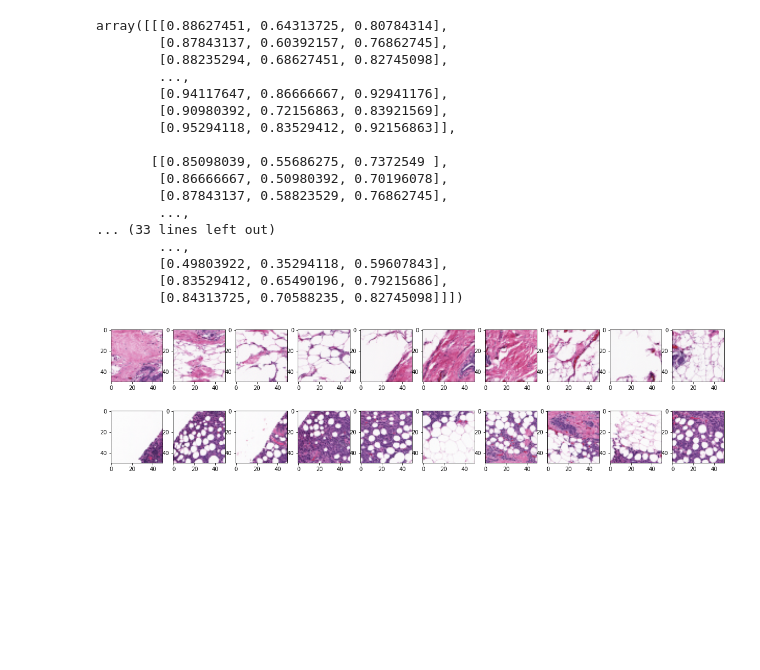
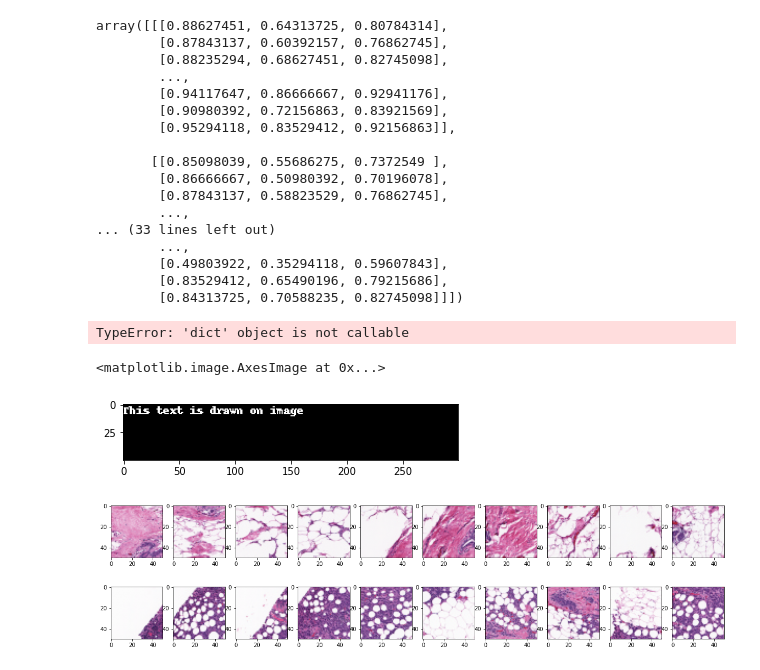
Before and after one commit to elizabeth-feldeverd/idc-backend, a Jupyter notebook: notebooks/idc.ipynb, the cells around one changed output. Saved outputs shown, nothing was run; the diff lists cells and outputs as text; code cells hidden in the pictures; blank space fills up the shorter version.

Commit message:
created api for one image at a time

```diff
--- a/notebooks/idc.ipynb
+++ b/notebooks/idc.ipynb
@@ -32,6 +36,19 @@ array([[[0.88627451, 0.64313725, 0.80784314],
         [0.49803922, 0.35294118, 0.59607843],
         [0.83529412, 0.65490196, 0.79215686],
         [0.84313725, 0.70588235, 0.82745098]]])
+# %%
+
+
+byte_io = BytesIO()
+
+image.save(byte_io, 'PNG')
+# %% [output]
+TypeError: 'dict' object is not callable
+# %%
+plt.imshow(image)
+# %% [output]
+<matplotlib.image.AxesImage at 0x...>
+[figure, added]
 # %%
 neg = X[Y==0]
 pos = X[Y==1]
```
Also changed, not shown: parts of 15 cells of this notebook, 1 other file.
